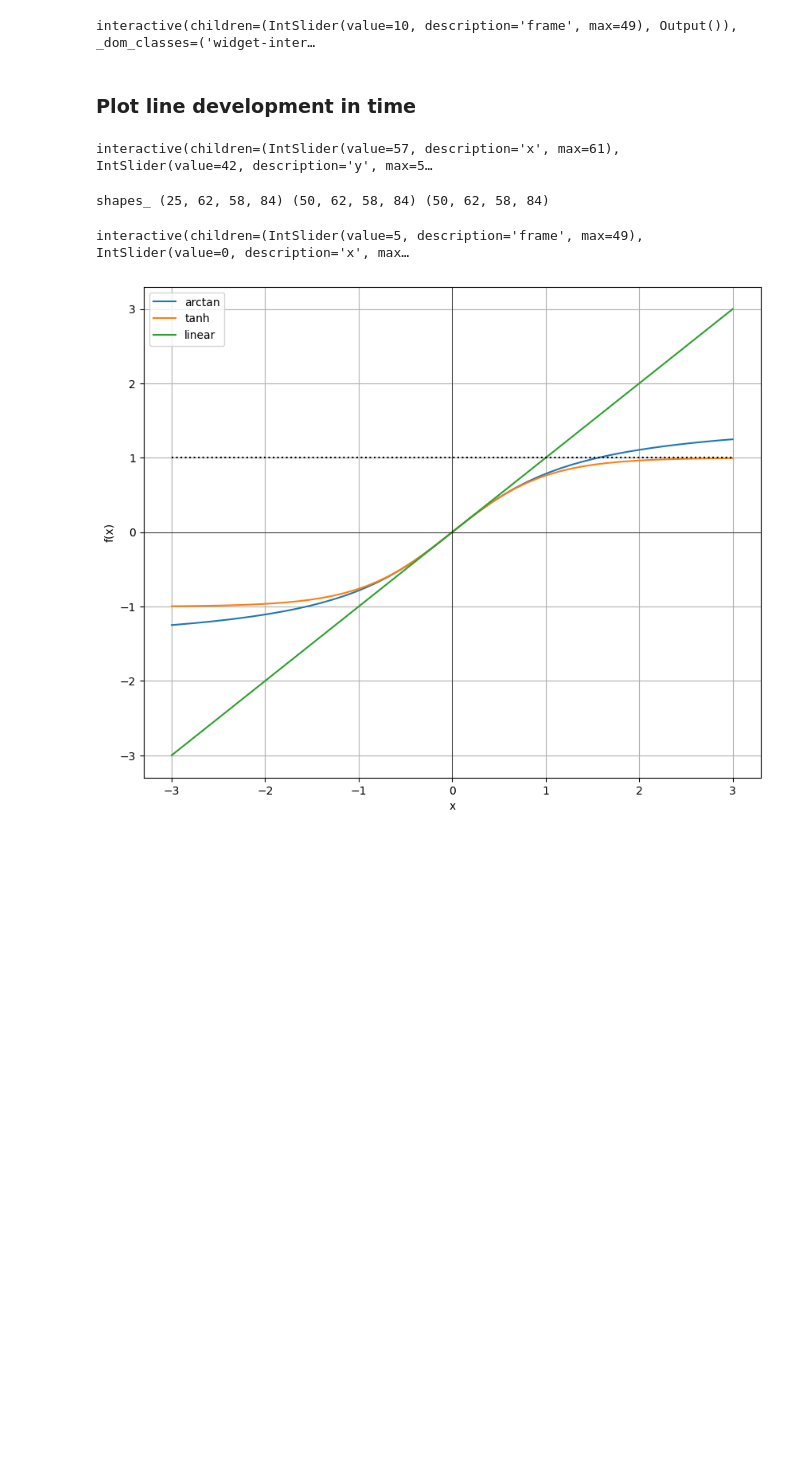
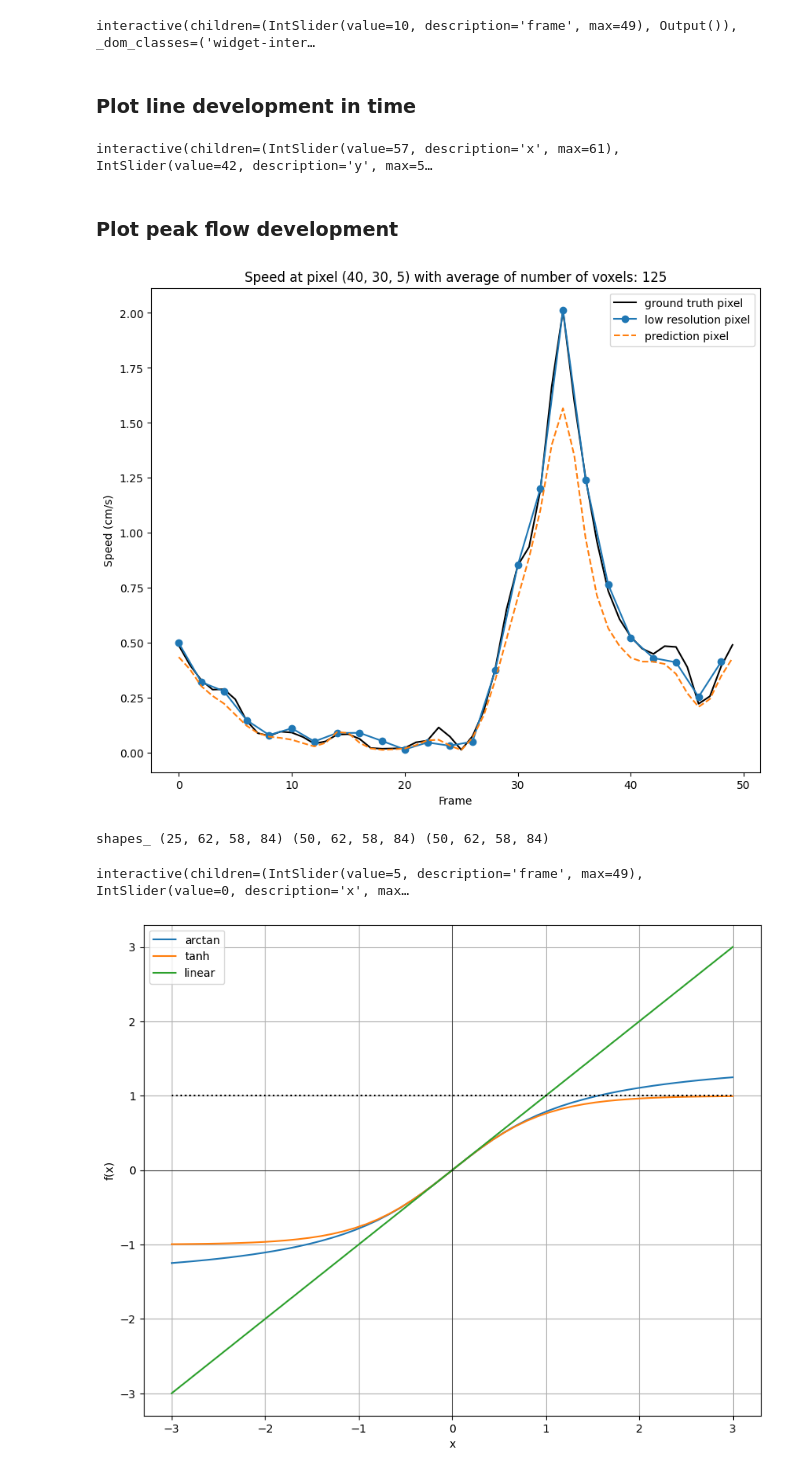
Before and after one commit to PiaaCaa/4DFlowNet, a Jupyter notebook: src/evaluate_plots.ipynb, the cells around one changed output. Drawn from its saved outputs; the diff is of its cells as text; code cells hidden in the pictures; blank space fills up the shorter version.

```diff
--- a/src/evaluate_plots.ipynb
+++ b/src/evaluate_plots.ipynb
@@ -396,6 +481,38 @@ def f_temporal_development_lines(x = 57,y =42, vel = "u", axis =1):
         plt.yticks([])
 # %% [output]
 interactive(children=(IntSlider(value=57, description='x', max=61), IntSlider(value=42, description='y', max=5…
+# %% [markdown]
+### Plot peak flow development
+# %%
+#Params for plot
+patch_size = 2
+show_avg =False
+show_pixel = True
+
+#find pixel with highest flow
+speed_gt =   np.sqrt(gt["u"]**2 + gt["v"]**2 + gt["w"]**2)
+speed_lr =   np.sqrt(lr["u"]**2 + lr["v"]**2 + lr["w"]**2)
+speed_pred = np.sqrt(pred["u"]**2 + pred["v"]**2 + pred["w"]**2)
+
+
+idx_max = np.unravel_index(np.argmax(speed_gt), shape = speed_gt.shape)
+x = np.arange(speed_gt.shape[0])
+if show_pixel:
+    plt.plot(x, speed_gt[:, idx_max[1], idx_max[2], idx_max[3]],  label = 'ground truth pixel', color = 'black')
+    plt.plot(x[::2], speed_lr[:, idx_max[1], idx_max[2], idx_max[3]],'-o' ,label = 'low resolution pixel')
+    plt.plot(x, speed_pred[:, idx_max[1], idx_max[2], idx_max[3]],'--', label = 'prediction pixel')
+
+if show_avg:
+    plt.plot(x,         np.average(speed_gt  [:, idx_max[1]-patch_size:idx_max[1]+patch_size+1, idx_max[2]-patch_size:idx_max[2]+patch_size+1, idx_max[3]-patch_size:idx_max[3]+patch_size+1], axis = (1, 2, 3)),  label = 'ground truth avg', color = 'black')
+    plt.plot(x[::2],    np.average(speed_lr  [:, idx_max[1]-patch_size:idx_max[1]+patch_size+1, idx_max[2]-patch_size:idx_max[2]+patch_size+1, idx_max[3]-patch_size:idx_max[3]+patch_size+1], axis = (1, 2, 3)),'-o' ,label = 'low resolution avg')
+    plt.plot(x,         np.average(speed_pred[:, idx_max[1]-patch_size:idx_max[1]+patch_size+1, idx_max[2]-patch_size:idx_max[2]+patch_size+1, idx_max[3]-patch_size:idx_max[3]+patch_size+1], axis = (1, 2, 3)),'--', label = 'prediction avg')
+plt.title(f"Speed at pixel {idx_max[1::]} with average of number of voxels: {(2*patch_size+1)**3}")
+plt.ylabel('Speed (cm/s)')
+plt.xlabel('Frame')
+plt.legend()
+plt.show()
+# %% [output]
+[figure, added]
 # %%
 #show_timeframes(gt,lr,  pred,mask, rel_error, dt,  timepoints, axis, idx, save_as = "Frame_comparison.png")
 # check interpolation result
```
Also changed, not shown: parts of 9 cells of this notebook, 9 other files.
